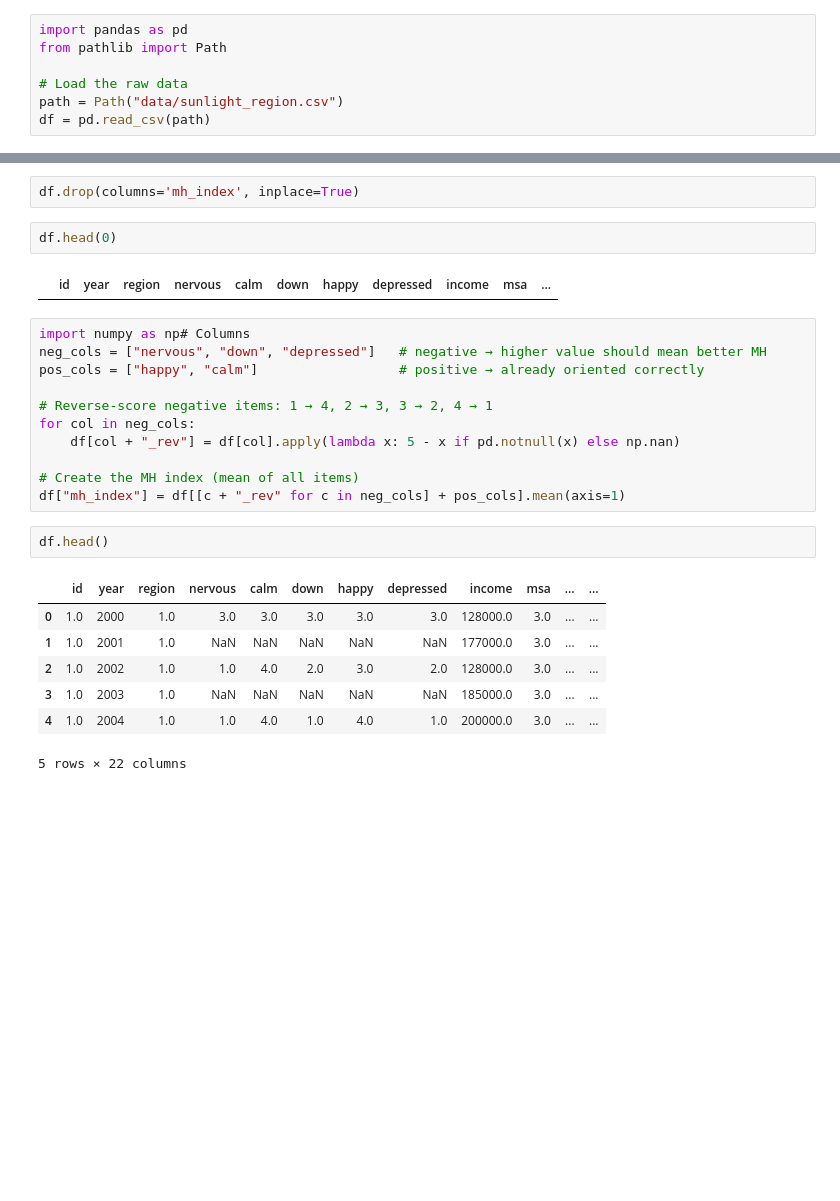
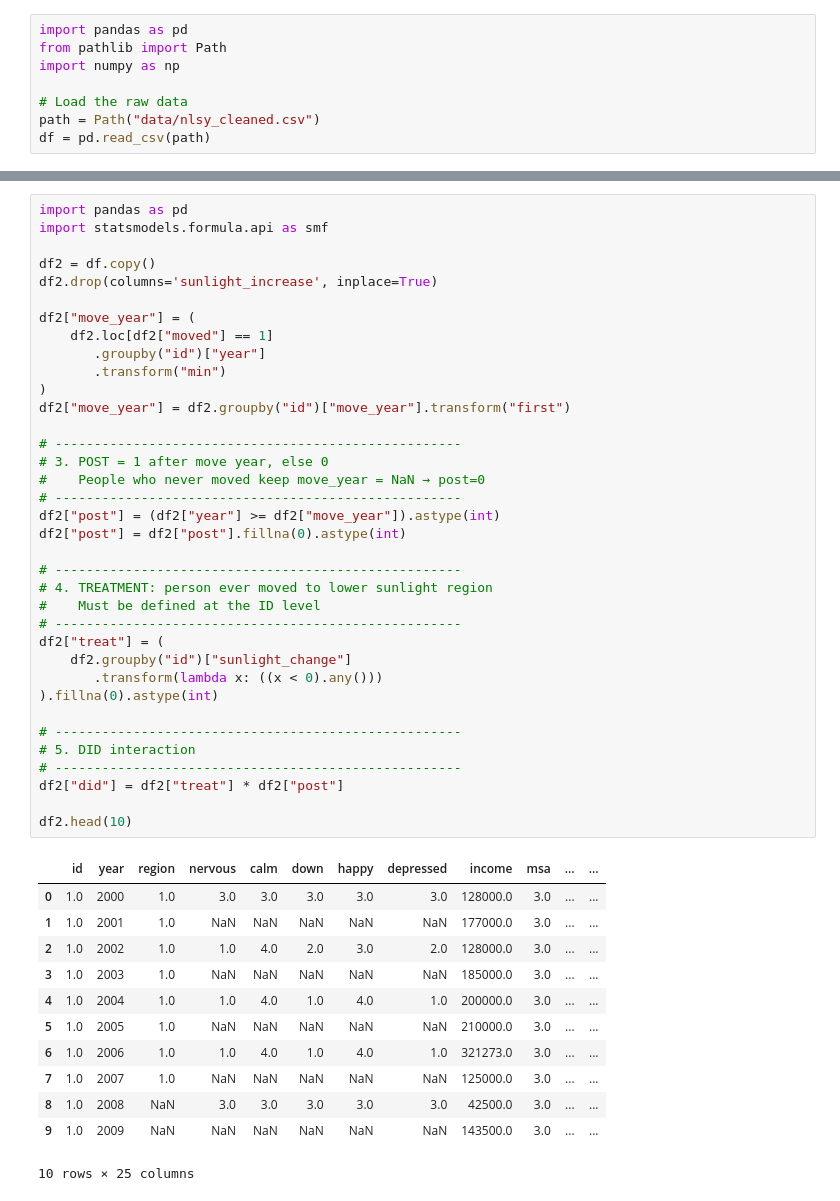
Before and after one commit to xblam/health_econ, a Jupyter notebook: sunlight_ols.ipynb, the cells around one changed output, grey strips where cells are left out. Drawn from its saved outputs; the diff is of its cells as text; blank space fills up the shorter version.

```diff
--- a/sunlight_ols.ipynb
+++ b/sunlight_ols.ipynb
@@ -1,9 +1,10 @@
 # %%
 import pandas as pd
 from pathlib import Path
+import numpy as np
 
 # Load the raw data
-path = Path("data/sunlight_region.csv")
+path = Path("data/nlsy_cleaned.csv")
 df = pd.read_csv(path)
 # %%
 df.head()
@@ -17,27 +19,49 @@ df.head()
-# %%
-df.drop(columns='mh_index', inplace=True)
-# %%
-df.head(0)
-# %% [output]
-|  | id | year | region | nervous | calm | down | happy | depressed | income | msa | ... |
-# %%
-import numpy as np# Columns
-neg_cols = ["nervous", "down", "depressed"]   # negative → higher value should mean better MH
-pos_cols = ["happy", "calm"]                  # positive → already oriented correctly
-
-# Reverse-score negative items: 1 → 4, 2 → 3, 3 → 2, 4 → 1
-for col in neg_cols:
-    df[col + "_rev"] = df[col].apply(lambda x: 5 - x if pd.notnull(x) else np.nan)
-
-# Create the MH index (mean of all items)
-df["mh_index"] = df[[c + "_rev" for c in neg_cols] + pos_cols].mean(axis=1)
-# %%
-df.head()
-# %% [output]
-|  | id | year | region | nervous | calm | down | happy | depressed | income | msa | ... | ... |
-| 0 | 1.0 | 2000 | 1.0 | 3.0 | 3.0 | 3.0 | 3.0 | 3.0 | 128000.0 | 3.0 | ... | ... |
-| 1 | 1.0 | 2001 | 1.0 | NaN | NaN | NaN | NaN | NaN | 177000.0 | 3.0 | ... | ... |
-| 2 | 1.0 | 2002 | 1.0 | 1.0 | 4.0 | 2.0 | 3.0 | 2.0 | 128000.0 | 3.0 | ... | ... |
-| 3 | 1.0 | 2003 | 1.0 | NaN | NaN | NaN | NaN | NaN | 185000.0 | 3.0 | ... | ... |
-| 4 | 1.0 | 2004 | 1.0 | 1.0 | 4.0 | 1.0 | 4.0 | 1.0 | 200000.0 | 3.0 | ... | ... |
-5 rows × 22 columns
+# %%
+import pandas as pd
+import statsmodels.formula.api as smf
+
+df2 = df.copy()
+df2.drop(columns='sunlight_increase', inplace=True)
+
+df2["move_year"] = (
+    df2.loc[df2["moved"] == 1]
+       .groupby("id")["year"]
+       .transform("min")
+)
+df2["move_year"] = df2.groupby("id")["move_year"].transform("first")
+
+# ----------------------------------------------------
+# 3. POST = 1 after move year, else 0
+#    People who never moved keep move_year = NaN → post=0
+# ----------------------------------------------------
+df2["post"] = (df2["year"] >= df2["move_year"]).astype(int)
+df2["post"] = df2["post"].fillna(0).astype(int)
+
+# ----------------------------------------------------
+# 4. TREATMENT: person ever moved to lower sunlight region
+#    Must be defined at the ID level
+# ----------------------------------------------------
+df2["treat"] = (
+    df2.groupby("id")["sunlight_change"]
+       .transform(lambda x: ((x < 0).any()))
+).fillna(0).astype(int)
+
+# ----------------------------------------------------
+# 5. DID interaction
+# ----------------------------------------------------
+df2["did"] = df2["treat"] * df2["post"]
+
+df2.head(10)
+# %% [output]
+|  | id | year | region | nervous | calm | down | happy | depressed | income | msa | ... | ... |
+| 0 | 1.0 | 2000 | 1.0 | 3.0 | 3.0 | 3.0 | 3.0 | 3.0 | 128000.0 | 3.0 | ... | ... |
+| 1 | 1.0 | 2001 | 1.0 | NaN | NaN | NaN | NaN | NaN | 177000.0 | 3.0 | ... | ... |
+| 2 | 1.0 | 2002 | 1.0 | 1.0 | 4.0 | 2.0 | 3.0 | 2.0 | 128000.0 | 3.0 | ... | ... |
+| 3 | 1.0 | 2003 | 1.0 | NaN | NaN | NaN | NaN | NaN | 185000.0 | 3.0 | ... | ... |
+| 4 | 1.0 | 2004 | 1.0 | 1.0 | 4.0 | 1.0 | 4.0 | 1.0 | 200000.0 | 3.0 | ... | ... |
+| 5 | 1.0 | 2005 | 1.0 | NaN | NaN | NaN | NaN | NaN | 210000.0 | 3.0 | ... | ... |
+| 6 | 1.0 | 2006 | 1.0 | 1.0 | 4.0 | 1.0 | 4.0 | 1.0 | 321273.0 | 3.0 | ... | ... |
+| 7 | 1.0 | 2007 | 1.0 | NaN | NaN | NaN | NaN | NaN | 125000.0 | 3.0 | ... | ... |
+| 8 | 1.0 | 2008 | NaN | 3.0 | 3.0 | 3.0 | 3.0 | 3.0 | 42500.0 | 3.0 | ... | ... |
+| 9 | 1.0 | 2009 | NaN | NaN | NaN | NaN | NaN | NaN | 143500.0 | 3.0 | ... | ... |
+10 rows × 25 columns
```
Also changed, not shown: parts of 10 cells of this notebook.
